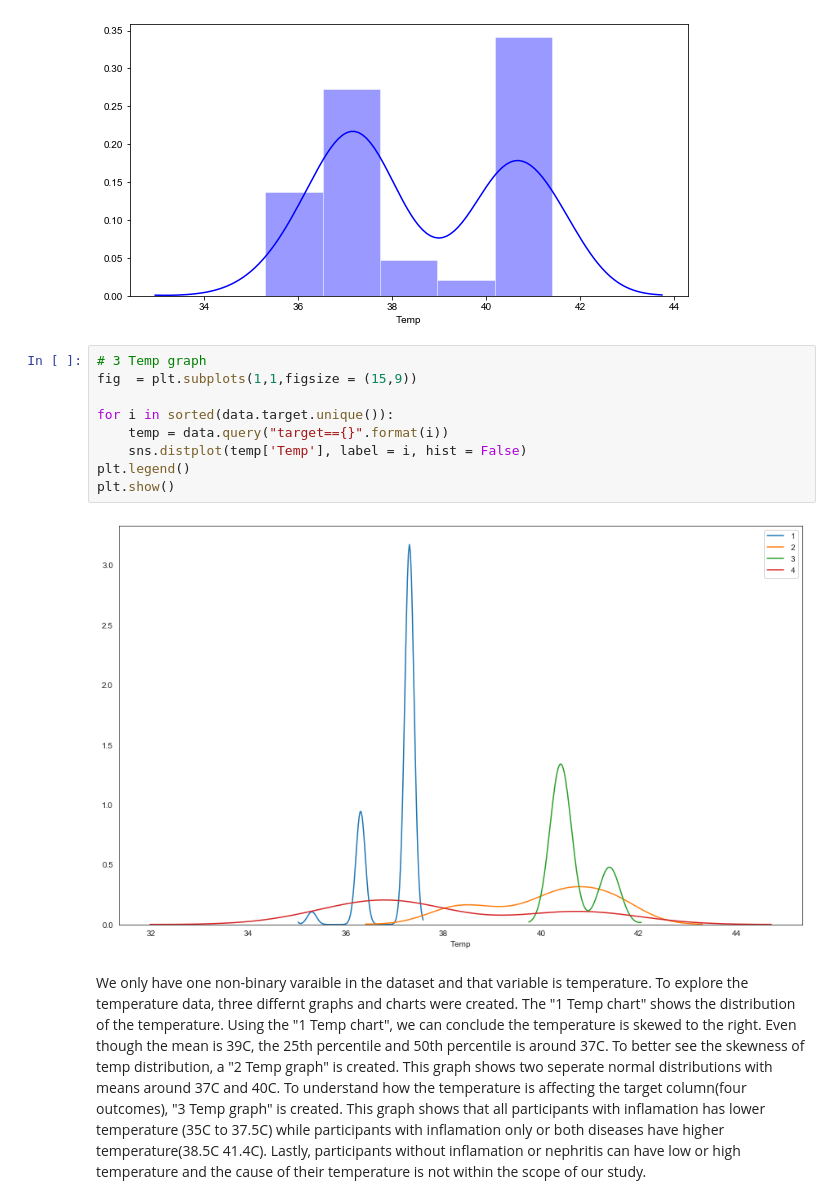
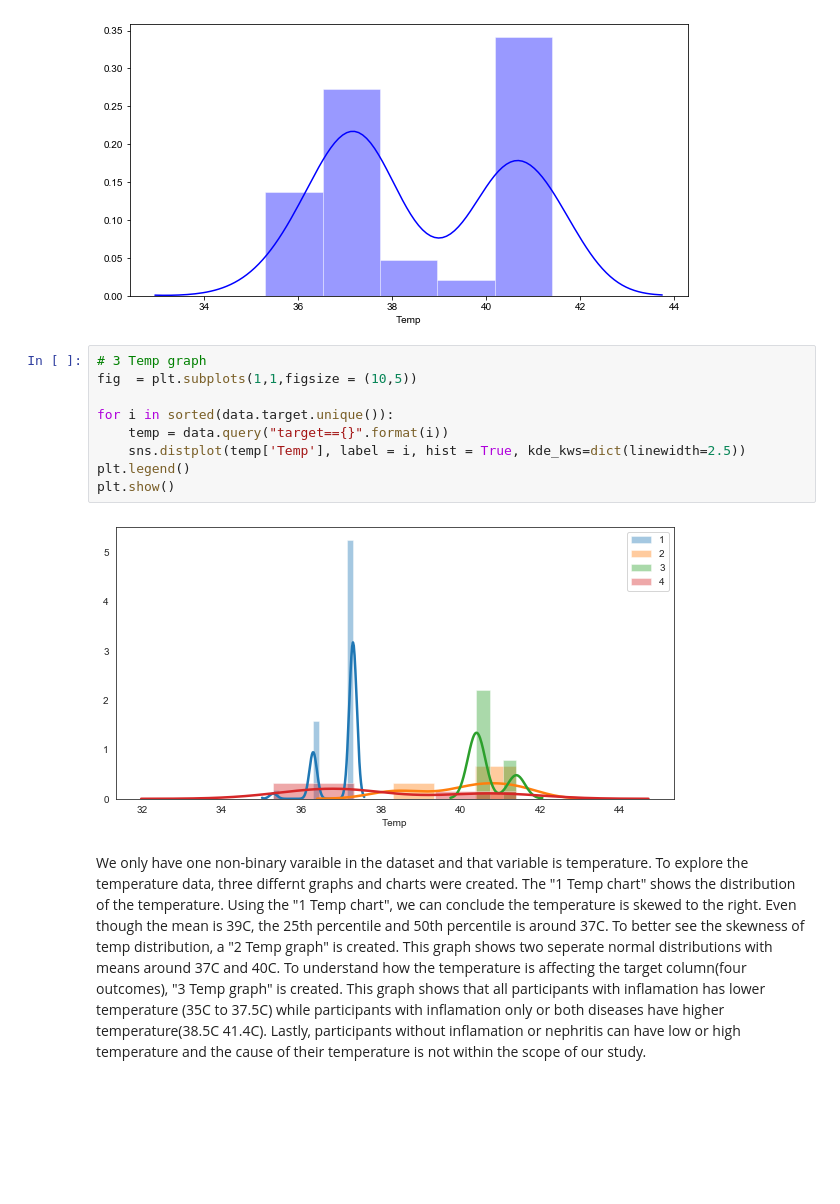
Before and after one commit to harshalshah162/UCR_Codes, a Jupyter notebook: MidtermProjectFinal_pd.ipynb, the cells around one changed output. Saved outputs shown, nothing was run; the diff lists cells and outputs as text; blank space fills up the shorter version.

```diff
--- a/MidtermProjectFinal_pd.ipynb
+++ b/MidtermProjectFinal_pd.ipynb
@@ -125,15 +130,15 @@ plt.show()
 [figure]
 # %%
 # 3 Temp graph
-fig  = plt.subplots(1,1,figsize = (15,9))
+fig  = plt.subplots(1,1,figsize = (10,5))
 
 for i in sorted(data.target.unique()):
     temp = data.query("target=={}".format(i))
-    sns.distplot(temp['Temp'], label = i, hist = False)
+    sns.distplot(temp['Temp'], label = i, hist = True, kde_kws=dict(linewidth=2.5))
 plt.legend()
 plt.show()
 # %% [output]
-[figure, old version]
+[figure, new version]
 # %% [markdown]
 We only have one non-binary varaible in the dataset and that variable is temperature. To explore the temperature data, three differnt graphs and charts were created. The "1 Temp chart" shows the distribution of the temperature. Using the "1 Temp chart", we can conclude the temperature is skewed to the right. Even though the mean is 39C, the 25th percentile and 50th percentile is around 37C. To better see the skewness of temp distribution, a "2 Temp graph" is created. This graph shows two seperate normal distributions with means around 37C and 40C. To understand how the temperature is affecting the target column(four outcomes), "3 Temp graph" is created. This graph shows that all participants with inflamation has lower temperature (35C to 37.5C) while participants with inflamation only or both diseases have higher temperature(38.5C 41.4C). Lastly, participants without inflamation or nephritis can have low or high temperature and the cause of their temperature is not within the scope of our study.
 # %%
```
Also changed, not shown: parts of 28 cells of this notebook.
